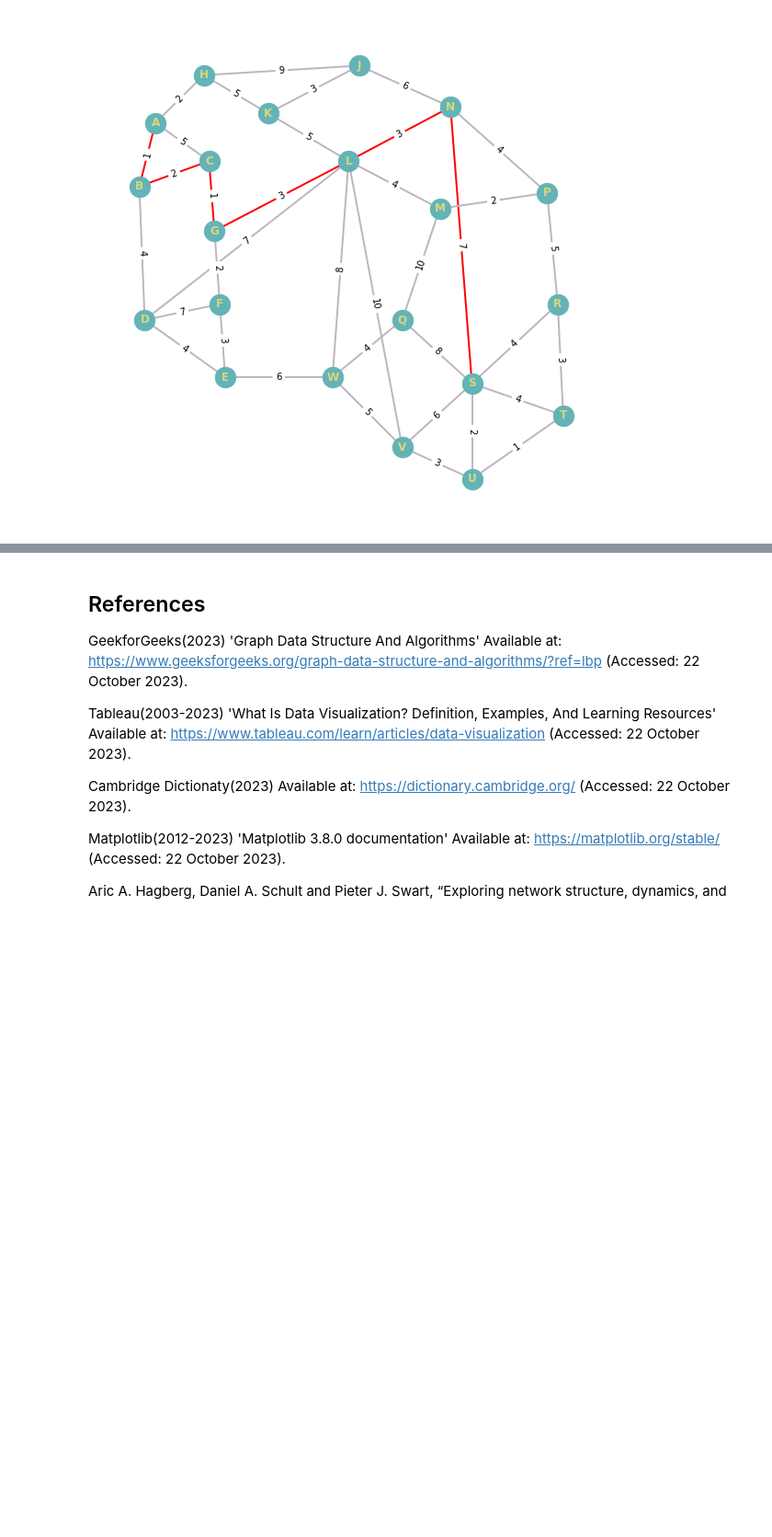
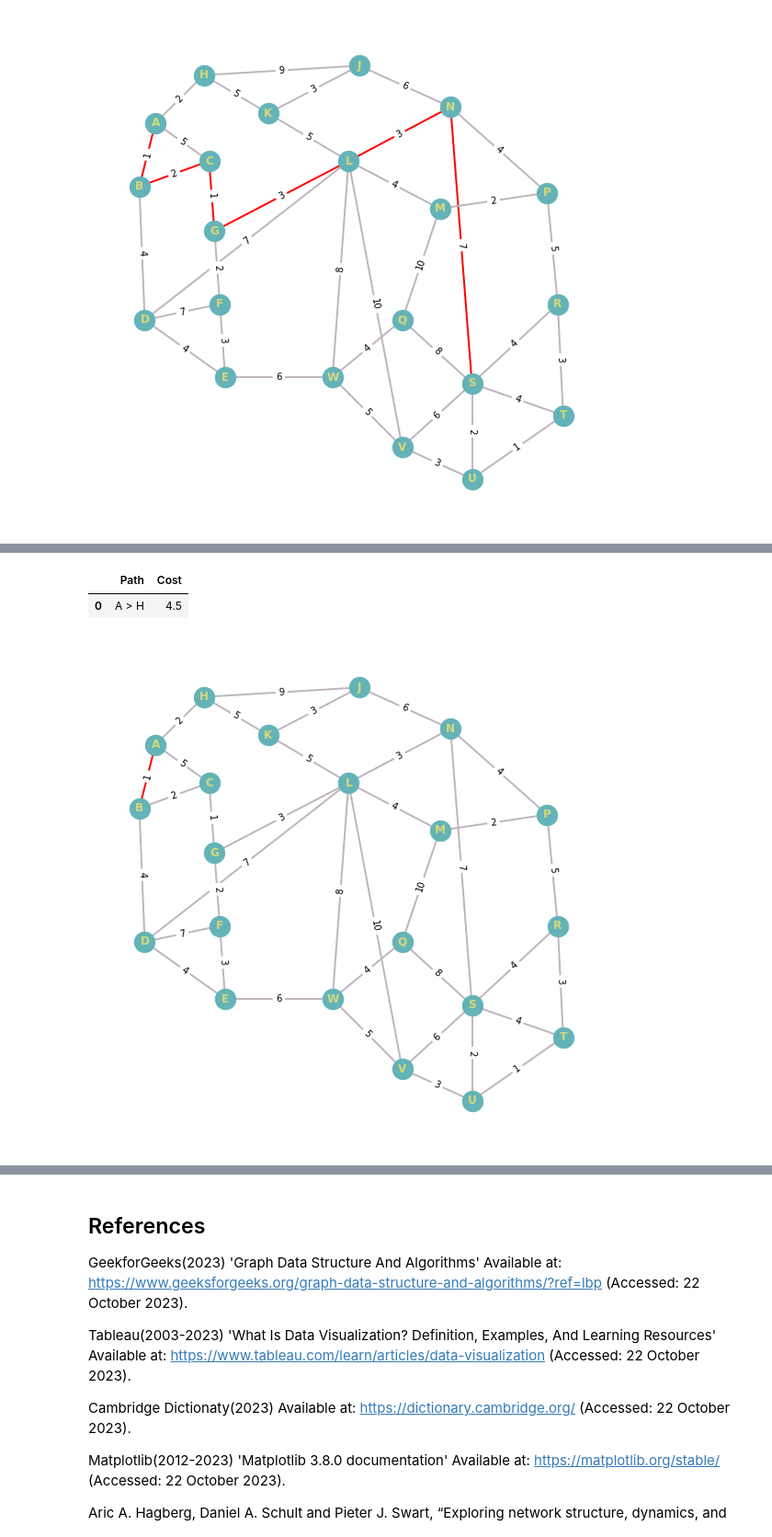
Before and after one commit to Rfg2048/AI, a Jupyter notebook: AI.ipynb, the cells around one changed output, grey strips where cells are left out. Shown at 92% size. Cells and saved outputs as stored; diff of their text form; code cells hidden in the pictures; blank space fills up the shorter version.

Commit message:
A* Table setup

```diff
--- a/AI.ipynb
+++ b/AI.ipynb
@@ -1217,0 +1202,20 @@ nodes_df_star
+# %%
+nodes_table_star = {
+    "Path": ['A > B'],
+    "Cost": [3.5],
+}
+
+nodes_df_star = pd.DataFrame(nodes_table_star)
+
+nodes_df_star
+# %% [output]
+|  | Path | Cost |
+| 0 | A > H | 4.5 |
+# %%
+highlight_weights = {
+    ('A','B')
+}
+edge_colors=["red" if (u,v) in highlight_weights else "#bfb5be" for u,v in graph.edges()]
+draw_graph(graph, pos, node_label, edge_label, edge_colors)
+# %% [output]
+[figure, added]
```
Also changed, not shown: parts of 41 cells of this notebook.
